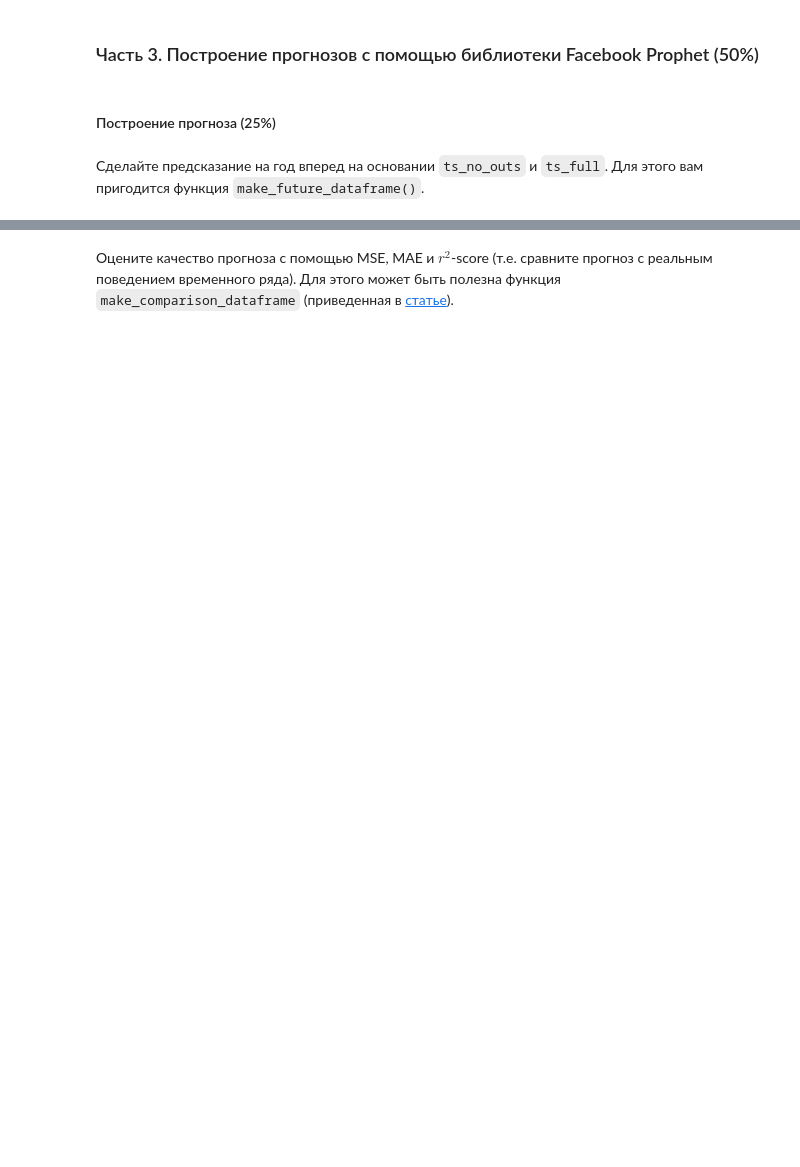
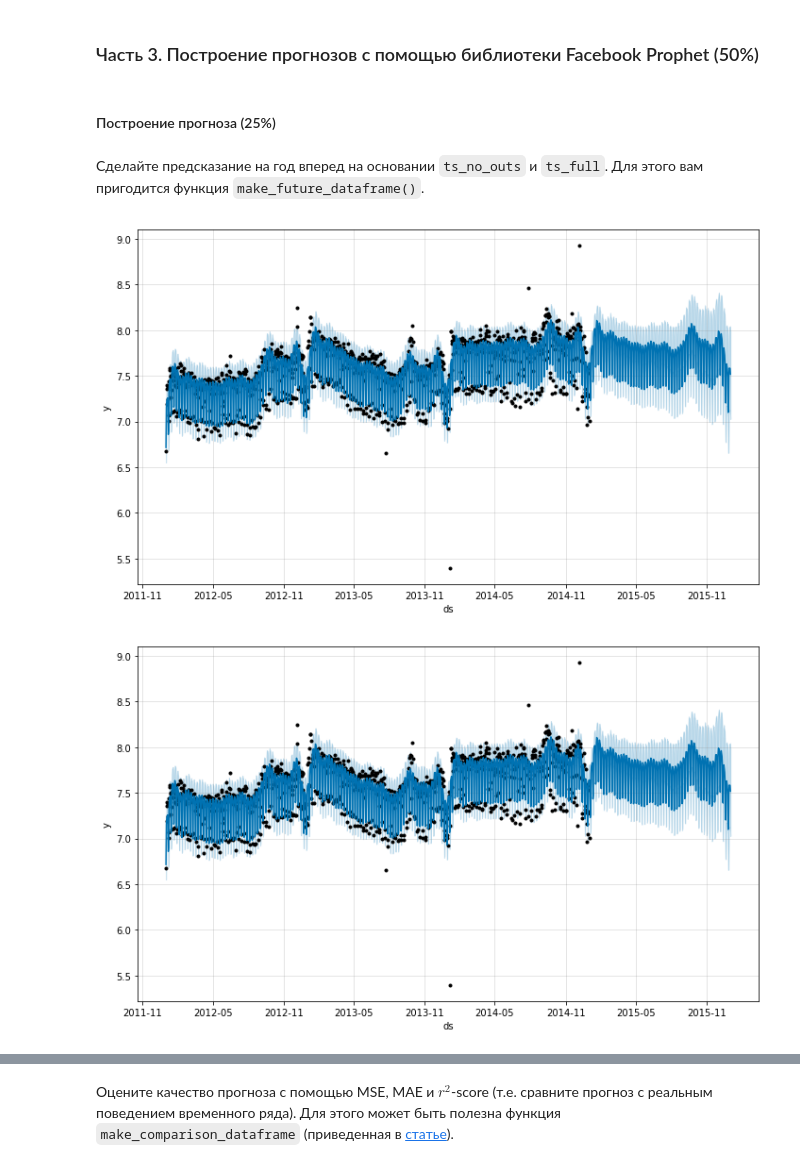
Before and after one commit to kartzum/ml, a Jupyter notebook: ad/hw/20180827/ML2018_koval_HW3.ipynb, the cells around one changed output, grey strips where cells are left out. Drawn from its saved outputs; the diff is of its cells as text; code cells hidden in the pictures; blank space fills up the shorter version.

```diff
--- a/ad/hw/20180827/ML2018_koval_HW3.ipynb
+++ b/ad/hw/20180827/ML2018_koval_HW3.ipynb
@@ -218,0 +293,11 @@ def exponential_smoothing_anomaly_filter(series, alpha, beta=2.5, std_window=10)
+# %%
+fmodel_ts_no_outs = Prophet()
+fmodel_ts_no_outs.fit(ts_no_outs)
+future_ts_no_outs = fmodel_ts_no_outs.make_future_dataframe(periods=365)
+
+forecast_ts_no_outs = fmodel_ts_no_outs.predict(future_ts_no_outs)
+# %%
+fmodel_ts_no_outs.plot(forecast_ts_no_outs)
+# %% [output]
+[figure, added]
+[figure, added]
```
Also changed, not shown: parts of 31 cells of this notebook.
